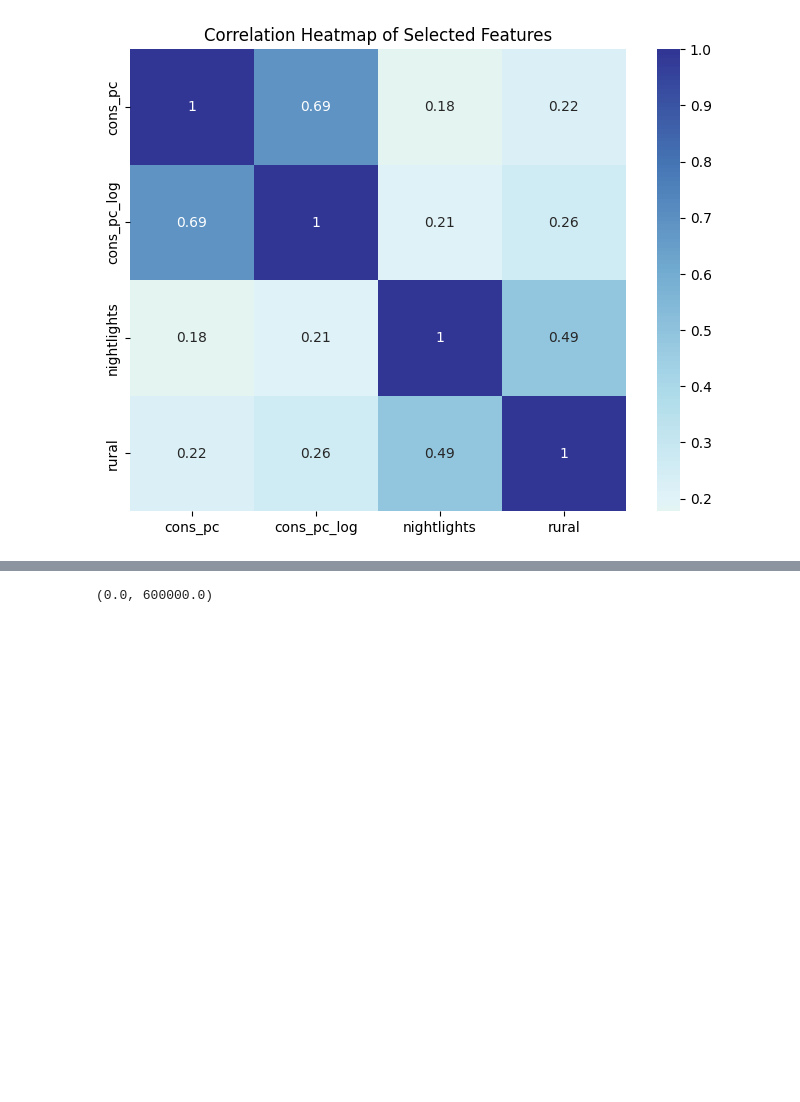
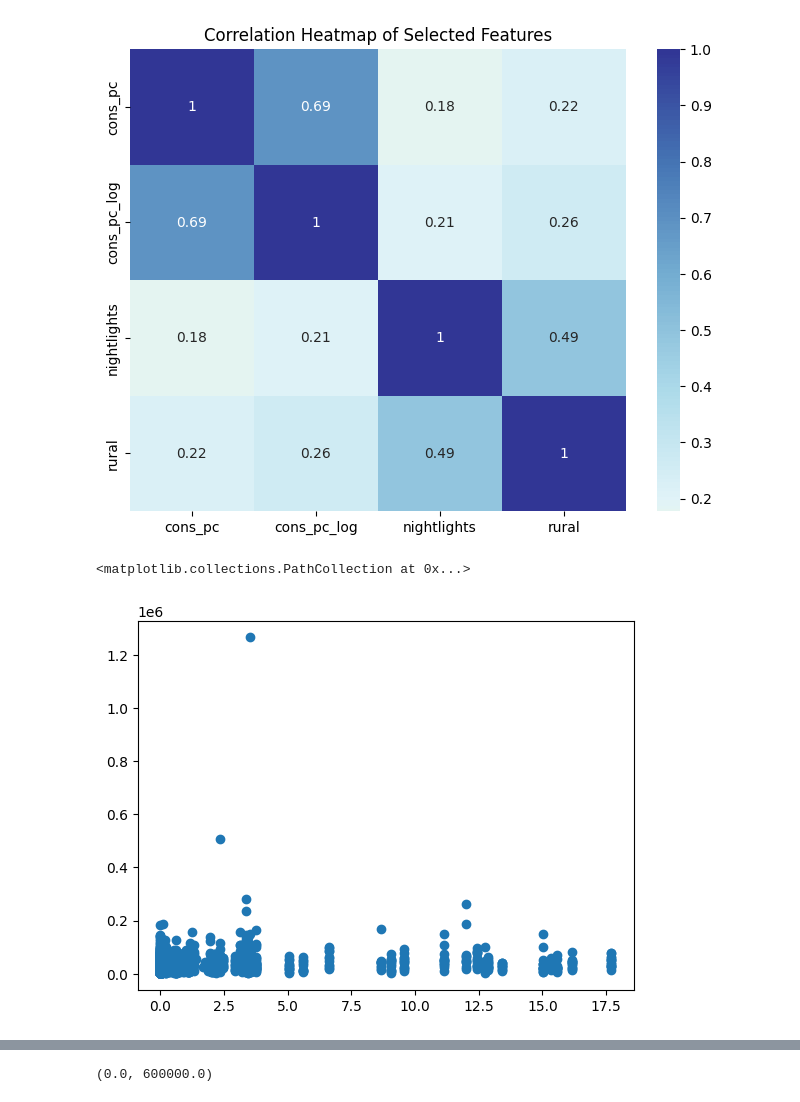
Before and after one commit to ladis-jil/Predicting-Economic-Activity-Satelite-Imagery, a Jupyter notebook: notebooks/JO_ML_model.ipynb, the cells around one changed output, grey strips where cells are left out. Drawn from its saved outputs; the diff is of its cells as text; code cells hidden in the pictures; blank space fills up the shorter version.

```diff
--- a/notebooks/JO_ML_model.ipynb
+++ b/notebooks/JO_ML_model.ipynb
@@ -286,3 +306,9 @@ plt.title('Correlation Heatmap of Selected Features')
 plt.show()
 # %% [output]
 [figure]
+# %%
+m_df.head()
+plt.scatter(m_df["nightlights"], m_df["cons_pc"])
+# %% [output]
+<matplotlib.collections.PathCollection at 0x...>
+[figure, added]
```
Also changed, not shown: parts of 5 cells of this notebook, 3 other files.
